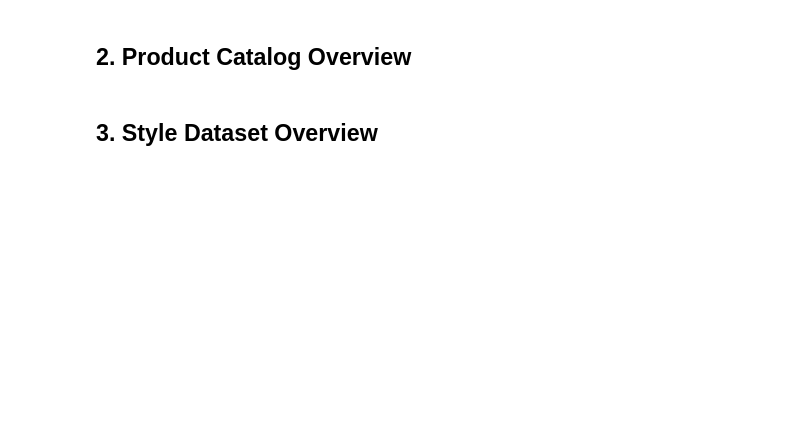
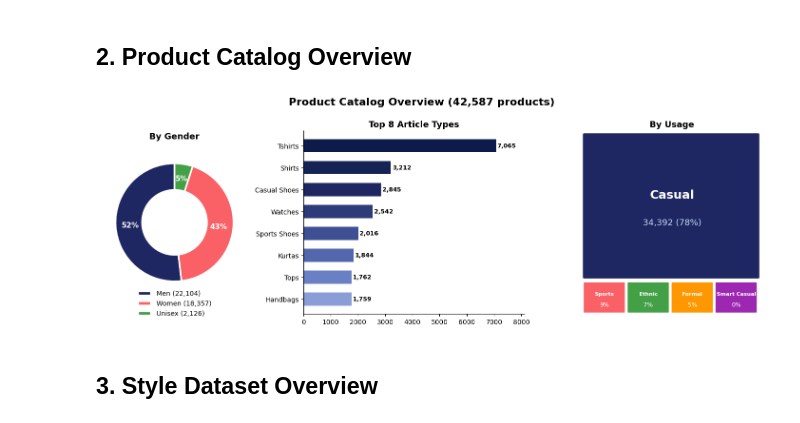
Before and after one commit to elisalopes22/stylefinder, a Jupyter notebook: notebooks/Task2_Visualization.ipynb, the cells around one changed output. Drawn from its saved outputs; the diff is of its cells as text; code cells hidden in the pictures; blank space fills up the shorter version.

```diff
--- a/notebooks/Task2_Visualization.ipynb
+++ b/notebooks/Task2_Visualization.ipynb
@@ -96,2 +113,80 @@ plt.show()
+# %%
+from matplotlib.patches import FancyBboxPatch
+import matplotlib.gridspec as gridspec
+
+fig = plt.figure(figsize=(18, 5))
+fig.suptitle("Product Catalog Overview (42,587 products)", fontsize=16, fontweight='bold', y=1.02)
+gs = gridspec.GridSpec(1, 3, width_ratios=[0.8, 1.2, 1.0], wspace=0.3)
+
+# 1. GENDER — Donut chart
+ax1 = fig.add_subplot(gs[0])
+gender_counts = product_df['gender'].value_counts()
+gender_counts = gender_counts[gender_counts.index.isin(['Men', 'Women', 'Unisex'])]
+colors_gender = ['#1E2761', '#F96167', '#43A047']
+wedges, texts, autotexts = ax1.pie(
+    gender_counts.values, labels=None, autopct='%1.0f%%',
+    colors=colors_gender, pctdistance=0.75, startangle=90,
+    wedgeprops=dict(width=0.45, edgecolor='white', linewidth=2.5)
+)
+for t in autotexts:
+    t.set_fontsize(11)
+    t.set_fontweight('bold')
+    t.set_color('white')
+ax1.legend(
+    [f"{g} ({v:,})" for g, v in zip(gender_counts.index, gender_counts.values)],
+    loc='center', fontsize=10, frameon=False,
+    bbox_to_anchor=(0.5, -0.05)
+)
+ax1.set_title("By Gender", fontweight='bold', fontsize=13, pad=15)
+
+# 2. ARTICLE TYPES — Horizontal bar (keep)
+ax2 = fig.add_subplot(gs[1])
+top_types = product_df['articleType'].value_counts().head(8)
+colors_types = ['#1E2761', '#F96167', '#43A047', '#5267AC', '#6A80C4', '#8A9DD6', '#A8B8E0', '#C5D0EC']
+bars2 = ax2.barh(top_types.index, top_types.values, color=blues, height=0.6)
+ax2.set_title("Top 8 Article Types", fontweight='bold', fontsize=13)
+ax2.invert_yaxis()
+ax2.set_xlim(0, top_types.max() * 1.15)
+for bar, val in zip(bars2, top_types.values):
+    ax2.text(val + 50, bar.get_y() + bar.get_height()/2, f"{val:,}", va='center', fontsize=9, fontweight='bold')
+ax2.spines['top'].set_visible(False)
+ax2.spines['right'].set_visible(False)
+
+# 3. USAGE — Treemap
+ax3 = fig.add_subplot(gs[2])
+ax3.set_xlim(0, 10)
+ax3.set_ylim(0, 10)
+ax3.set_aspect('equal')
+ax3.axis('off')
+ax3.set_title("By Usage", fontweight='bold', fontsize=13)
+
+usage_counts = product_df['usage'].dropna().value_counts()
+total = usage_counts.sum()
+colors_usage = ['#1E2761', '#F96167', '#43A047', '#FF9800', '#9C27B0', '#BDBDBD']
+
+# Main block: Casual (78%)
+casual_pct = usage_counts.iloc[0] / total
+rect = FancyBboxPatch((0.2, 2.0), 9.5, 7.8, boxstyle="round,pad=0.1",
+                       facecolor=colors_usage[0], edgecolor='white', linewidth=2)
+ax3.add_patch(rect)
+ax3.text(5.0, 6.5, "Casual", fontsize=18, fontweight='bold', color='white', ha='center', va='center')
+ax3.text(5.0, 5.0, f"{usage_counts.iloc[0]:,} ({casual_pct:.0%})", fontsize=13, color='#CADCFC', ha='center', va='center')
+
+# Smaller blocks for the rest
+others = usage_counts.iloc[1:5]
+x_positions = [0.2, 2.6, 5.0, 7.4]
+for i, (name, val) in enumerate(others.items()):
+    pct = val / total
+    rect = FancyBboxPatch((x_positions[i], 0.1), 2.2, 1.6, boxstyle="round,pad=0.05",
+                           facecolor=colors_usage[i+1], edgecolor='white', linewidth=1.5)
+    ax3.add_patch(rect)
+    ax3.text(x_positions[i] + 1.1, 1.1, name, fontsize=8, fontweight='bold', color='white', ha='center', va='center')
+    ax3.text(x_positions[i] + 1.1, 0.5, f"{pct:.0%}", fontsize=9, color='white', ha='center', va='center')
+
+plt.tight_layout()
+plt.savefig("product_overview.png", dpi=150, bbox_inches='tight')
+plt.show()
+# %% [output]
+[figure, added]
 # %% [markdown]
 ## 3. Style Dataset Overview
```
Also changed, not shown: parts of 21 cells of this notebook, 1 other file.
